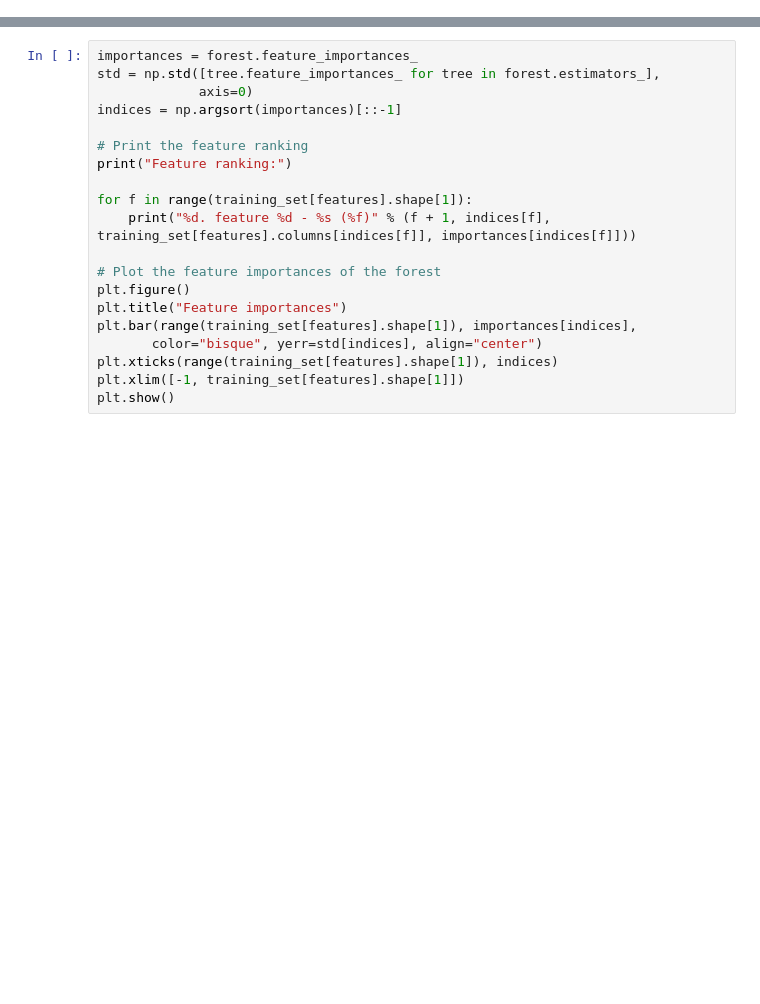
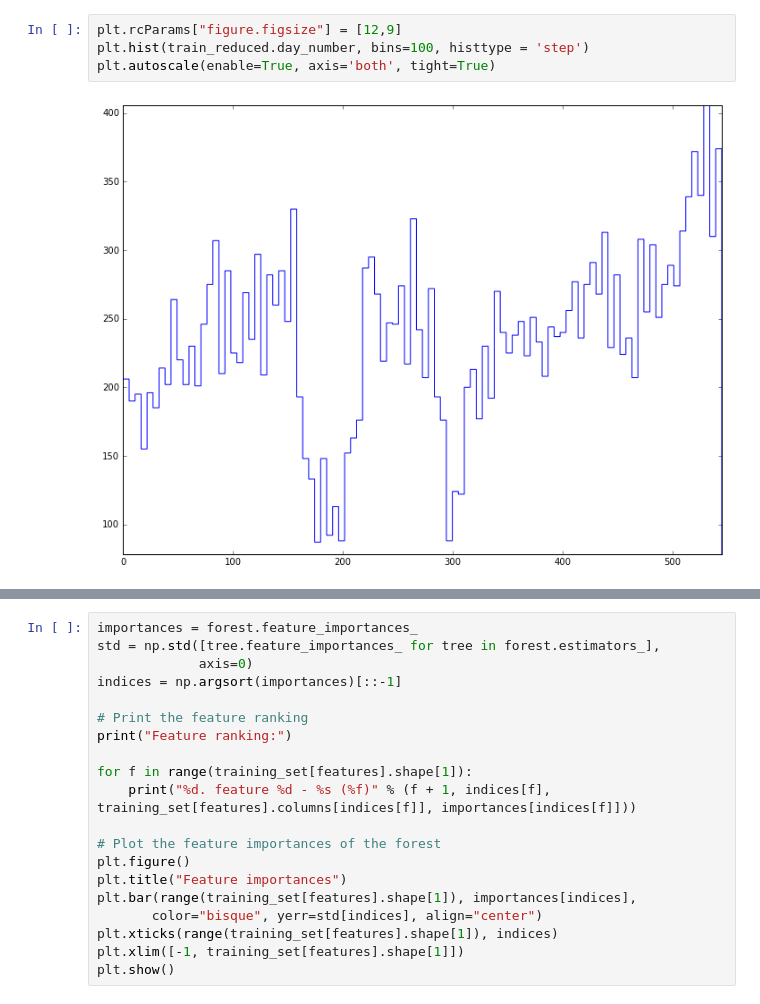
Before and after one commit to yaskyj/facebook_checkins, a Jupyter notebook: CheckIns.ipynb, the cells around one changed output, grey strips where cells are left out. Drawn from its saved outputs; the diff is of its cells as text; blank space fills up the shorter version.

```diff
--- a/CheckIns.ipynb
+++ b/CheckIns.ipynb
@@ -25,0 +90,6 @@ Wall time: 4.82 s
+# %%
+plt.rcParams["figure.figsize"] = [12,9]
+plt.hist(train_reduced.day_number, bins=100, histtype = 'step')
+plt.autoscale(enable=True, axis='both', tight=True)
+# %% [output]
+[figure, added]
```
Also changed, not shown: parts of 23 cells of this notebook.
